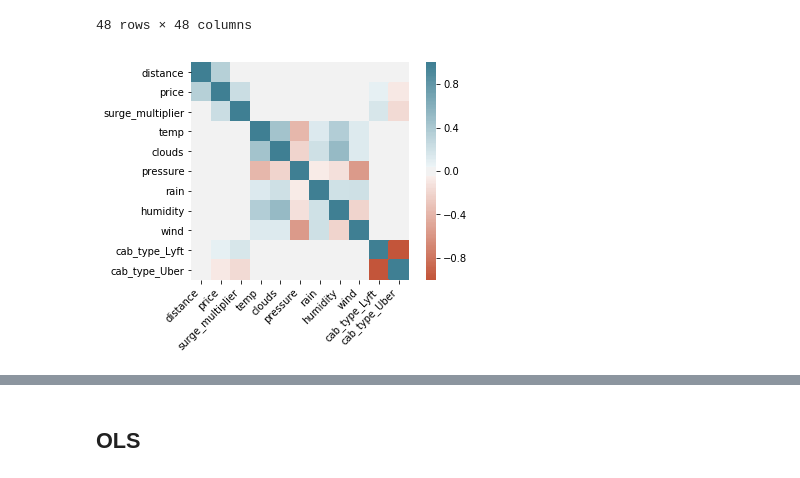
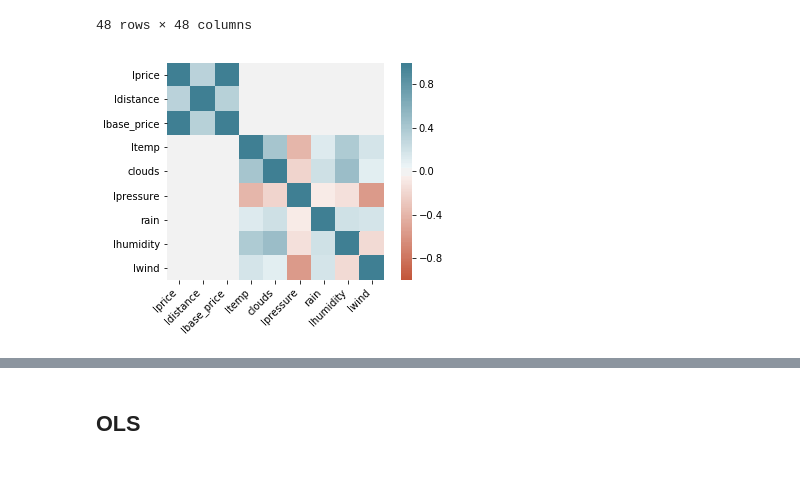
Before and after one commit to aschams/Uber_Lyft_Analysis, a Jupyter notebook: Mod 4 Proj_Wed_PW.ipynb, the cells around one changed output, grey strips where cells are left out. Cells and saved outputs as stored; diff of their text form; code cells hidden in the pictures.

```diff
--- a/Mod 4 Proj_Wed_PW.ipynb
+++ b/Mod 4 Proj_Wed_PW.ipynb
@@ -510,19 +510,18 @@ merged_df.corr()
 | name_WAV | 0.000577 | -0.223570 | -0.048542 | -0.000410 | 0.000376 | -0.000594 | -0.000426 | 0.000126 | 0.000997 | ... |
 48 rows × 48 columns
 # %%
-corr = merged_df[['distance', 'price', 'surge_multiplier', 'merge_date', 'temp',
-       'location', 'clouds', 'pressure', 'rain', 'humidity', 'wind',
-       'cab_type_Lyft', 'cab_type_Uber']].corr()
+corr = merged_df[['lprice', 'ldistance','lbase_price','ltemp','clouds',
+       'lpressure', 'rain', 'lhumidity', 'lwind']].corr()
 ax = sns.heatmap(
     corr,
     vmin=-1, vmax=1, center=0,
     cmap=sns.diverging_palette(20, 220, n=200),
     square=True
 )
 ax.set_xticklabels(
     ax.get_xticklabels(),
     rotation=45,
     horizontalalignment='right'
 );
 # %% [output]
-[figure, old version]
+[figure, new version]
```
Also changed, not shown: parts of 18 cells of this notebook, 3 other files.
